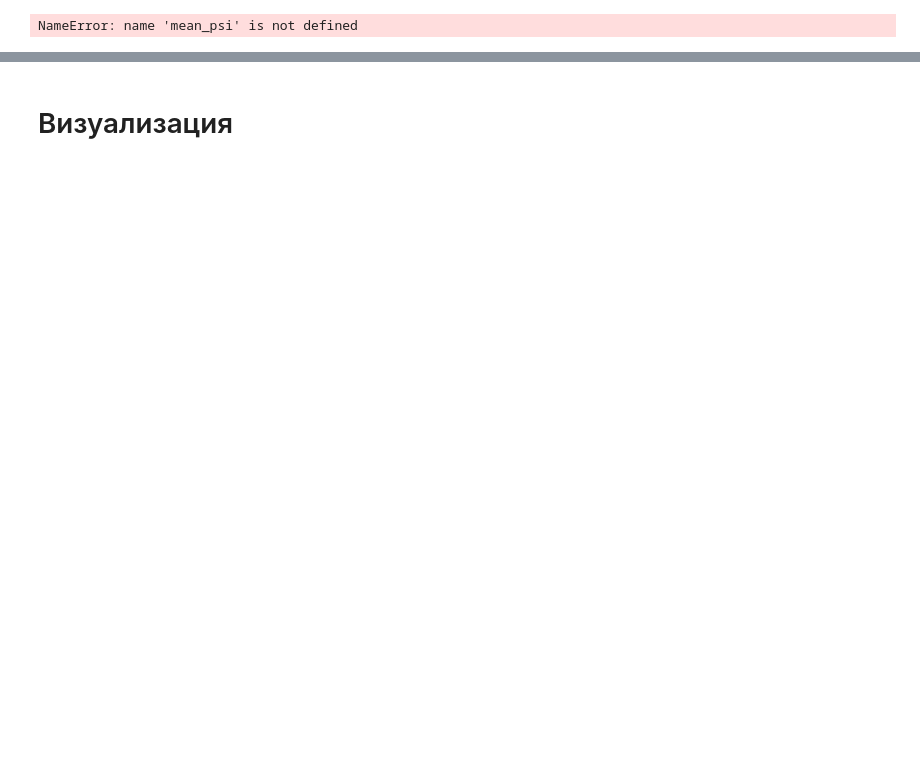
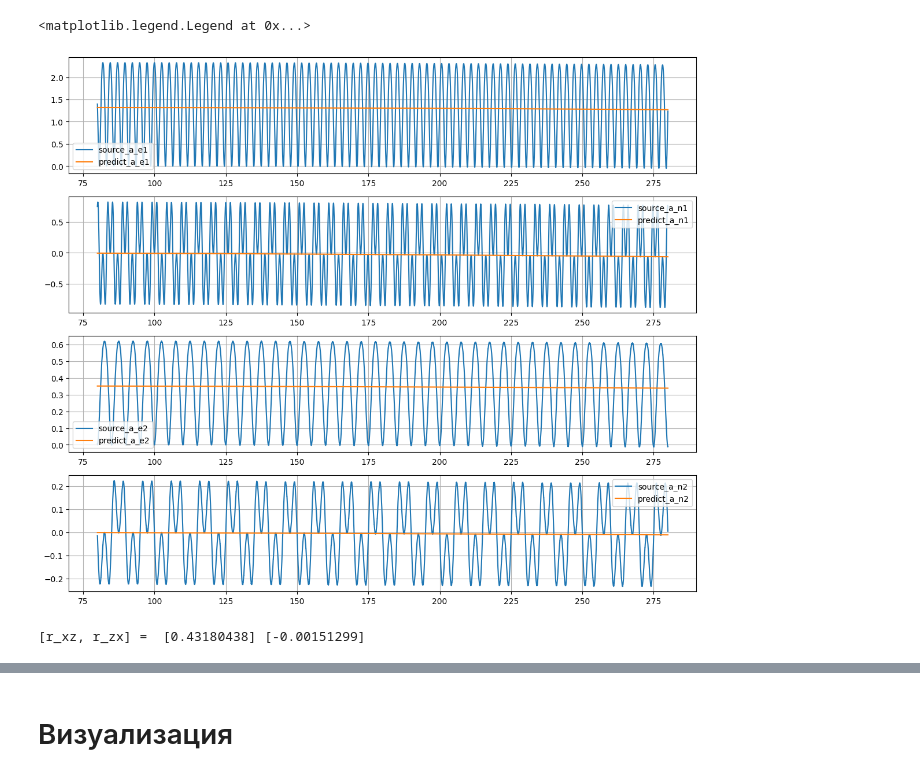
Before and after one commit to graphoman1535/Inav, a Jupyter notebook: Inav_analys.ipynb, the cells around one changed output, grey strips where cells are left out. Drawn from its saved outputs; the diff is of its cells as text; code cells hidden in the pictures; blank space fills up the shorter version.

```diff
--- a/Inav_analys.ipynb
+++ b/Inav_analys.ipynb
@@ -38,9 +28,9 @@ from sklearn.preprocessing import PolynomialFeatures
 from scipy.special import jv #Функция Бесселя осредненная на периоде
 # %%
 class Calibration:
-    def __init__(self, fit_intercept=True,amplitude = np.pi/2, period = 5):
+    def __init__(self, fit_intercept=True,amplitude = np.pi, period = 5):
         self.fit_intercept = fit_intercept
-        self.psi_a = amplitude
+        self.amplitude = amplitude
         self.period = period
     def fit(self, X, Y_v_e,Y_v_n):
 
@@ -52,7 +42,16 @@ class Calibration:
         model_v_e = LinearRegression().fit(X_poly,Y_v_e)
         model_v_n = LinearRegression().fit(X_poly,Y_v_n)
         self.v_e_coef = model_v_e.coef_
+        self.v_e_bias = model_v_e.intercept_
         self.v_n_coef = model_v_n.coef_
+        self.v_n_bias = model_v_n.intercept_
+    def v_e_predict(self,t):
+        return np.dot(self.v_e_coef,np.array([t,t**2,t**3])) + self.v_e_bias
+
+    def v_n_predict(self,t):
+        return np.dot(self.v_n_coef,np.array([t,t**2,t**3])) + self.v_n_bias
+
+
     def a_e(self,t):
         derivative_coef = [self.v_e_coef[0], 2 * self.v_e_coef[1], 3 * self.v_e_coef[2]]
 
@@ -64,5 +63,6 @@ class Calibration:
         return derivative_coef[0] + t * derivative_coef[1] + (t ** 2) * derivative_coef[2]
 
     def c(self):
-        b = self.psi_a * jv(1, self.psi_a)
+        b = self.period * jv(1, self.amplitude)
+
         return 4 * b * (np.pi**2) / (self.period**2)
@@ -106,7 +99,44 @@ a_e2,a_n2 =  0.03522665609214096 -7.603788168420967e-05
+# %%
+fig,axs = plt.subplots(4,1, figsize = (14,12))
+a_e1_source = np.gradient(ins1.iloc[ind_start:ind_end, 4].values,0.02)
+a_e1_predict = clb1.a_e(ins1.iloc[ind_start:ind_end,0])
+
+a_n1_source = np.gradient(ins1.iloc[ind_start:ind_end, 5].values,0.02)
+a_n1_predict = clb1.a_n(ins1.iloc[ind_start:ind_end,0])
+
+axs[0].plot(ins1.iloc[ind_start:ind_end,0],a_e1_source, label = 'source_a_e1')
+axs[0].plot(ins1.iloc[ind_start:ind_end,0],a_e1_predict, label = 'predict_a_e1')
+axs[0].grid()
+axs[0].legend()
+
+axs[1].plot(ins1.iloc[ind_start:ind_end,0],a_n1_source, label = 'source_a_n1')
+axs[1].plot(ins1.iloc[ind_start:ind_end,0],a_n1_predict, label = 'predict_a_n1')
+axs[1].grid()
+axs[1].legend()
+
+a_e2_source = np.gradient(ins2.iloc[ind_start:ind_end, 4].values,0.02)
+a_e2_predict = clb2.a_e(ins2.iloc[ind_start:ind_end,0])
+
+a_n2_source = np.gradient(ins2.iloc[ind_start:ind_end, 5].values,0.02)
+a_n2_predict = clb2.a_n(ins2.iloc[ind_start:ind_end,0])
+
+axs[2].plot(ins2.iloc[ind_start:ind_end,0],a_e2_source, label = 'source_a_e2')
+axs[2].grid()
+axs[2].plot(ins2.iloc[ind_start:ind_end,0],a_e2_predict, label = 'predict_a_e2')
+axs[2].legend()
+
+axs[3].plot(ins2.iloc[ind_start:ind_end,0],a_n2_source, label = 'source_a_n2')
+axs[3].grid()
+axs[3].plot(ins2.iloc[ind_start:ind_end,0],a_n2_predict, label = 'predict_a_n2')
+axs[3].legend()
+# %% [output]
+<matplotlib.legend.Legend at 0x...>
+[figure, added]
 # %%
-
+mean_psi = ins.iloc[ind_start:ind_end,9].mean()
+mean_psi = mean_psi*np.pi/180
 if rotate_ax == 1:
-    R_mat = R_mat = np.array([[-np.cos(mean_psi), np.sin(mean_psi)],
+    R_mat  = np.array([[-np.cos(mean_psi), np.sin(mean_psi)],
                   [-np.sin(mean_psi),  -np.cos(mean_psi)]])
 
     r = np.dot(R_mat, np.array([[a_e2 - a_e1],
@@ -119,8 +149,8 @@ if rotate_ax == 2:
     R_mat = np.array([[np.cos(mean_psi), -np.sin(mean_psi)],
                   [np.sin(mean_psi),  np.cos(mean_psi)]])
 
-    r = np.dot(R_mat, np.array([[a_e2 - a_e1],
-                            [a_n2 - a_n1]])) / (clb2.c() - clb1.c())
+    r = np.dot(R_mat, np.array([[a_e1 - a_e2 ],
+                            [a_n1 - a_n2 ]])) / (clb1.c() - clb2.c())
     r_xz = r[0]
     r_zx = r[1]
     print("[r_xz, r_zx] = ",r_xz, r_zx)
@@ -128,9 +158,6 @@ if rotate_ax == 2:
 if rotate_ax == 3:
     R_mat = R_mat = np.array([[np.sin(mean_psi), -np.cos(mean_psi)],
                   [np.cos(mean_psi),  np.sin(mean_psi)]])
-
-
-
     r = np.dot(R_mat, np.array([[a_e2 - a_e1],
                             [a_n2 - a_n1]])) / (clb2.c() - clb1.c())
     r_yx = r[0]
@@ -142,4 +169,4 @@ if rotate_ax == 3:
 
 None
 # %% [output]
-NameError: name 'mean_psi' is not defined
+[r_xz, r_zx] =  [0.43180438] [-0.00151299]
```
Also changed, not shown: parts of 19 cells of this notebook.
